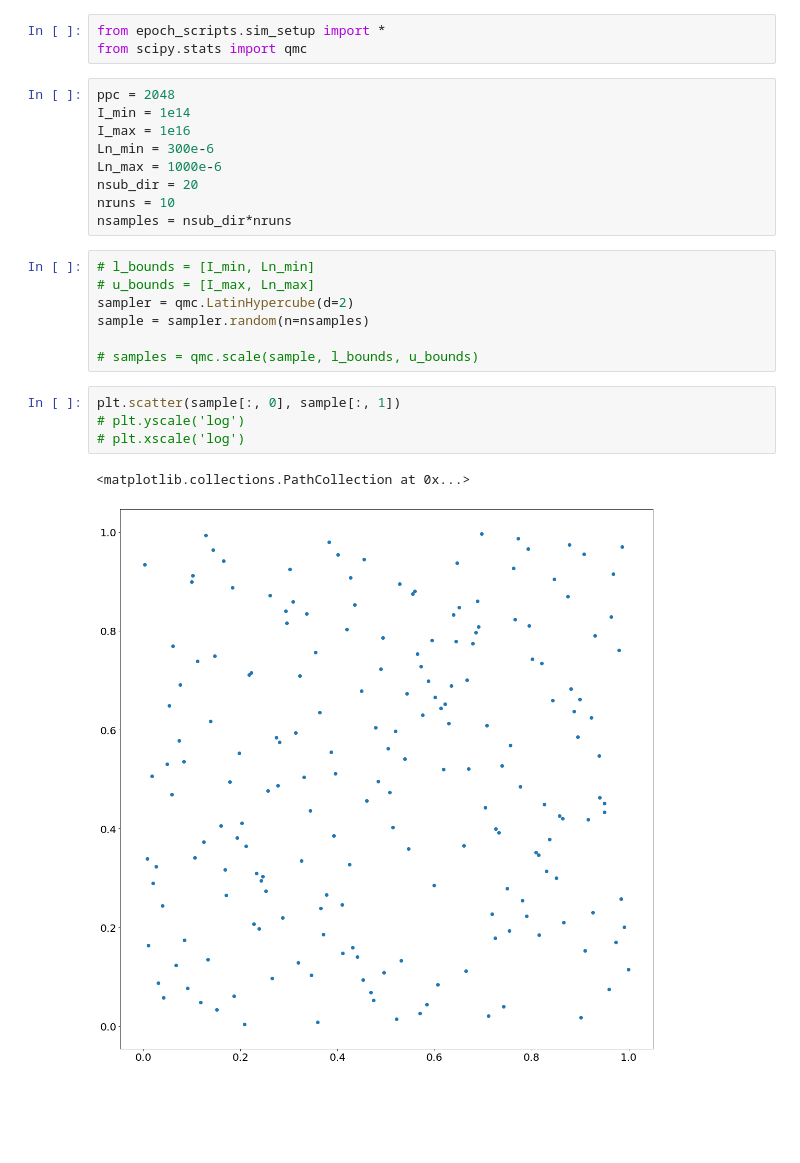
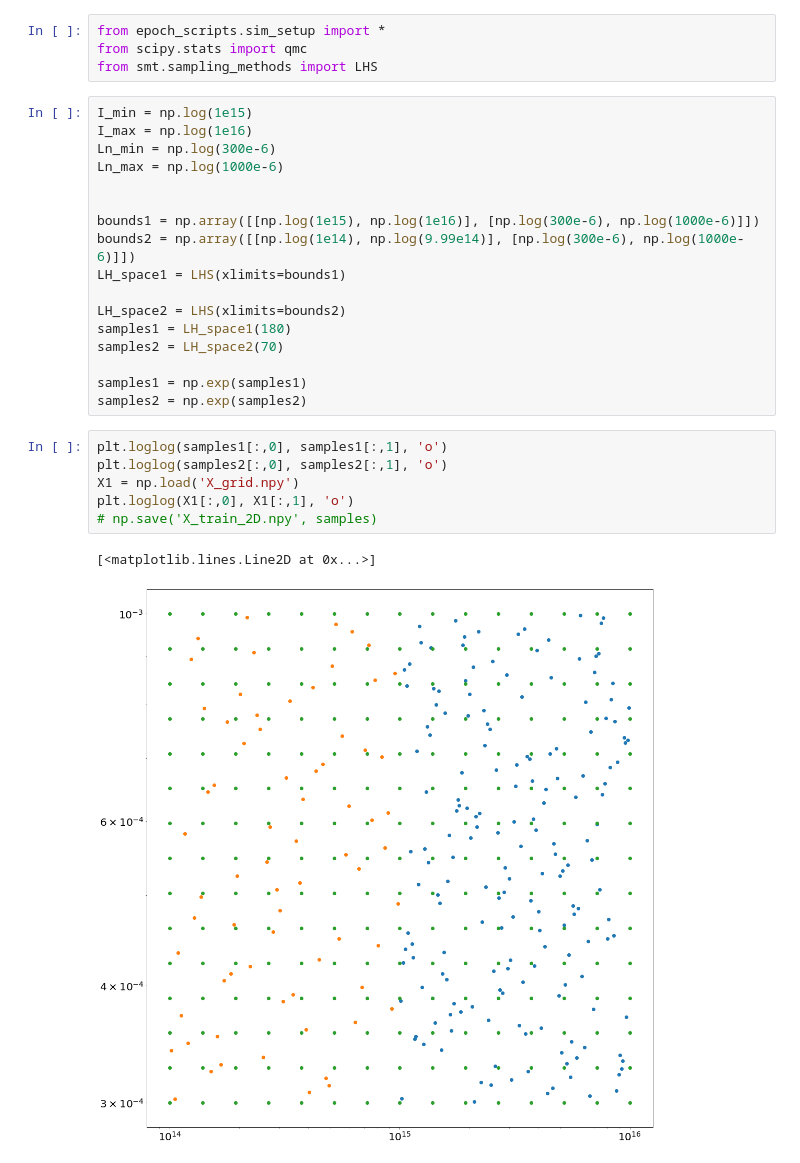
Before and after one commit to gosling123/epoch_surra, a Jupyter notebook: create_folders.ipynb, the cells around one changed output. Cells and saved outputs as stored; diff of their text form; blank space fills up the shorter version.

```diff
--- a/create_folders.ipynb
+++ b/create_folders.ipynb
@@ -1,26 +1,30 @@
 # %%
 from epoch_scripts.sim_setup import *
 from scipy.stats import qmc
+from smt.sampling_methods import LHS
-# %%
-ppc = 2048
-I_min = 1e14
-I_max = 1e16
-Ln_min = 300e-6
-Ln_max = 1000e-6
-nsub_dir = 20
-nruns = 10
-nsamples = nsub_dir*nruns
-# %%
-# l_bounds = [I_min, Ln_min]
-# u_bounds = [I_max, Ln_max]
-sampler = qmc.LatinHypercube(d=2)
-sample = sampler.random(n=nsamples)
-
-# samples = qmc.scale(sample, l_bounds, u_bounds)
-# %%
-plt.scatter(sample[:, 0], sample[:, 1])
-# plt.yscale('log')
-# plt.xscale('log')
-# %% [output]
-<matplotlib.collections.PathCollection at 0x...>
-[figure, removed]
+# %%
+I_min = np.log(1e15)
+I_max = np.log(1e16)
+Ln_min = np.log(300e-6)
+Ln_max = np.log(1000e-6)
+
+
+bounds1 = np.array([[np.log(1e15), np.log(1e16)], [np.log(300e-6), np.log(1000e-6)]])
+bounds2 = np.array([[np.log(1e14), np.log(9.99e14)], [np.log(300e-6), np.log(1000e-6)]])
+LH_space1 = LHS(xlimits=bounds1)
+
+LH_space2 = LHS(xlimits=bounds2)
+samples1 = LH_space1(180)
+samples2 = LH_space2(70)
+
+samples1 = np.exp(samples1)
+samples2 = np.exp(samples2)
+# %%
+plt.loglog(samples1[:,0], samples1[:,1], 'o')
+plt.loglog(samples2[:,0], samples2[:,1], 'o')
+X1 = np.load('X_grid.npy')
+plt.loglog(X1[:,0], X1[:,1], 'o')
+# np.save('X_train_2D.npy', samples)
+# %% [output]
+[<matplotlib.lines.Line2D at 0x...>]
+[figure, added]
```
Also changed, not shown: parts of 14 cells of this notebook, 38 other files.
